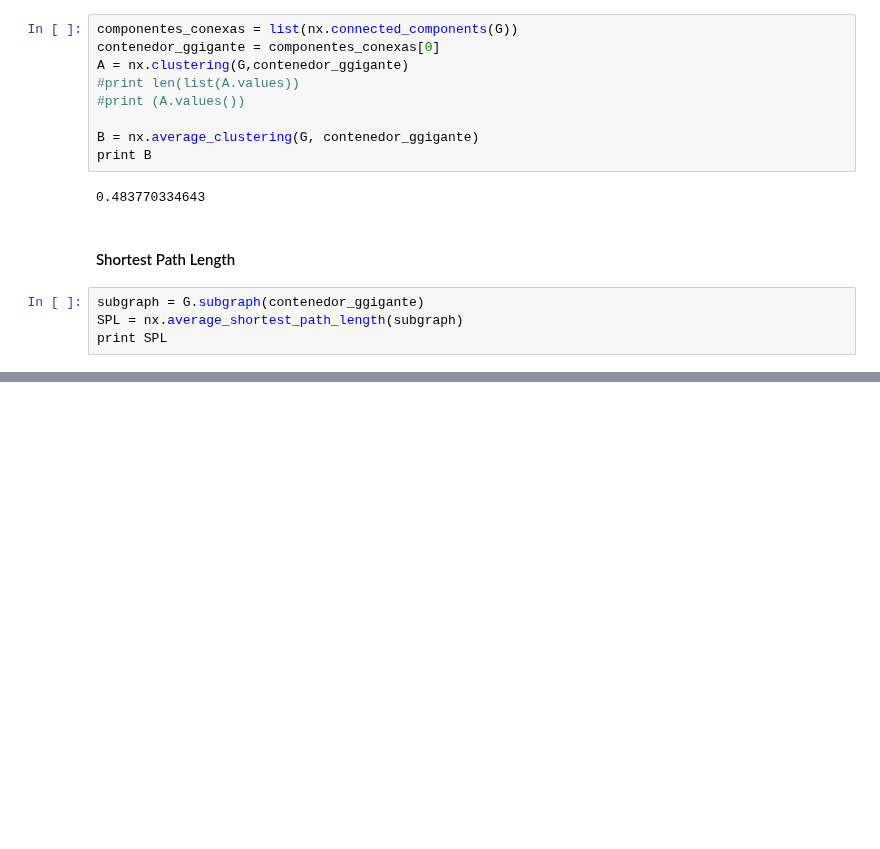
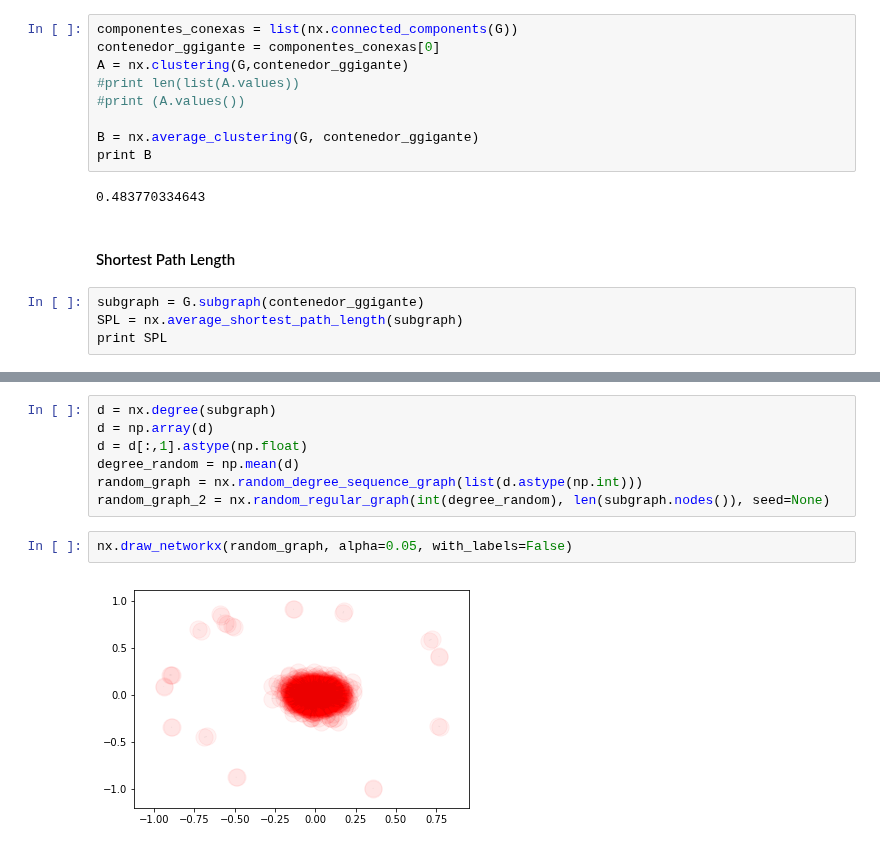
Before and after one commit to turtle-lea/ciencia-de-datos, a Jupyter notebook: tp-4/TP4.ipynb, the cells around one changed output, grey strips where cells are left out. Saved outputs shown, nothing was run; the diff lists cells and outputs as text; blank space fills up the shorter version.

```diff
--- a/tp-4/TP4.ipynb
+++ b/tp-4/TP4.ipynb
@@ -283,0 +297,11 @@ print SPL
+# %%
+d = nx.degree(subgraph)
+d = np.array(d)
+d = d[:,1].astype(np.float)
+degree_random = np.mean(d)
+random_graph = nx.random_degree_sequence_graph(list(d.astype(np.int)))
+random_graph_2 = nx.random_regular_graph(int(degree_random), len(subgraph.nodes()), seed=None)
+# %%
+nx.draw_networkx(random_graph, alpha=0.05, with_labels=False)
+# %% [output]
+[figure, added]
```
Also changed, not shown: parts of 9 cells of this notebook.
